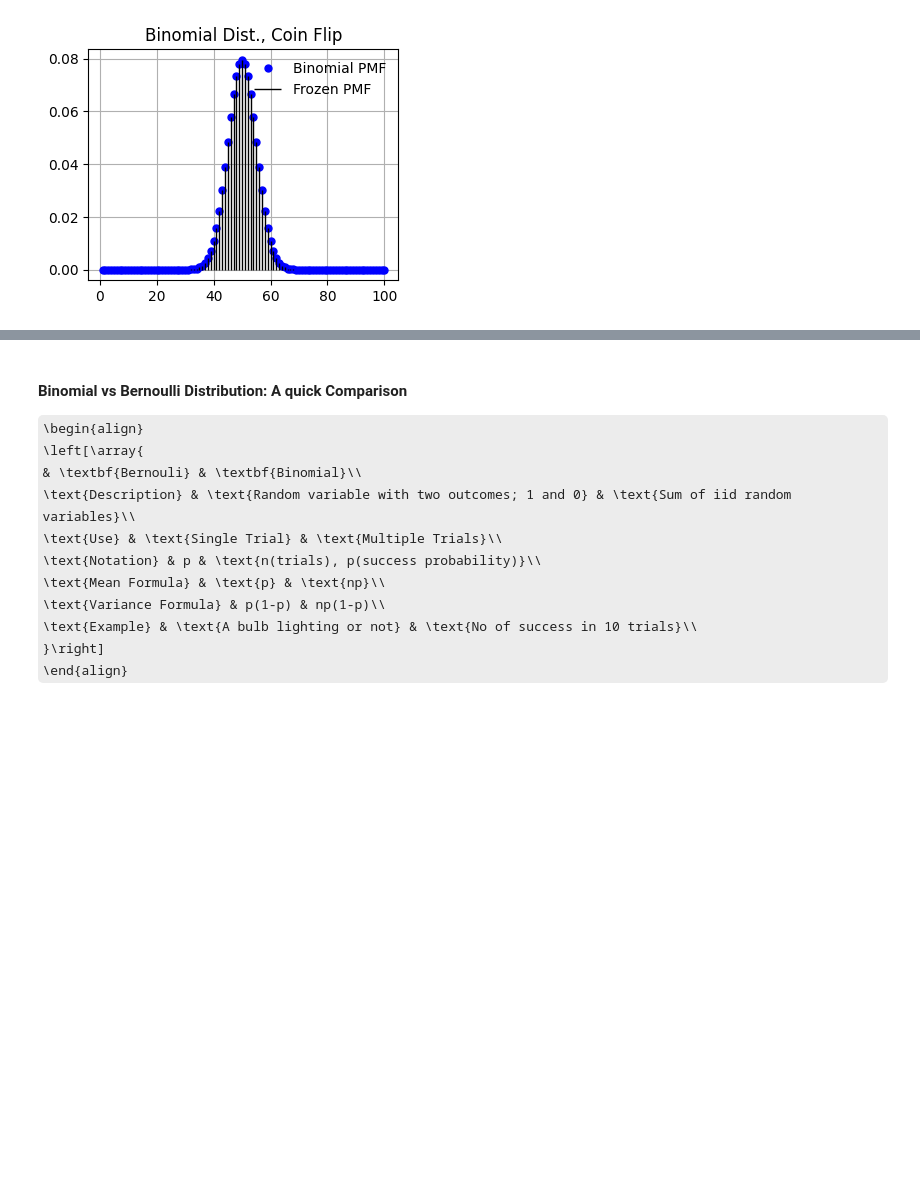
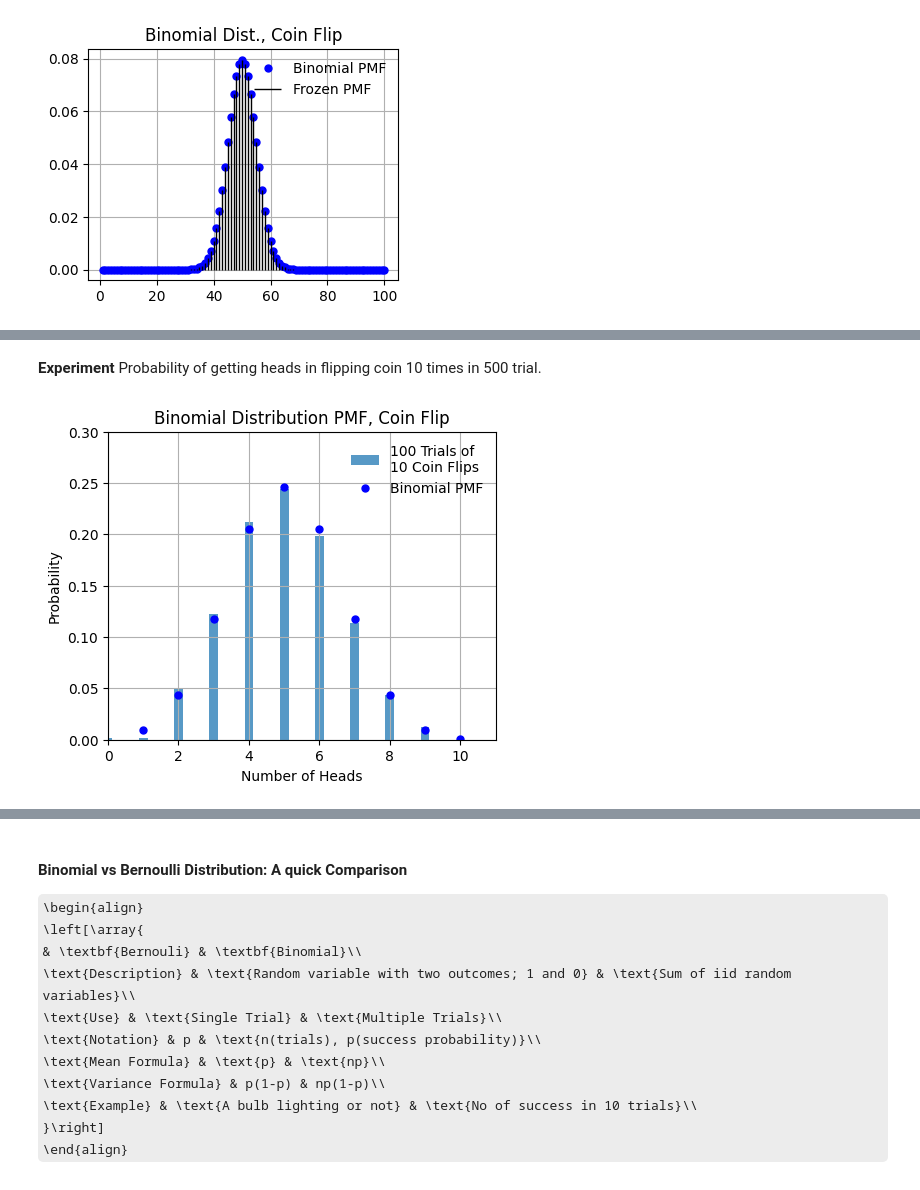
Before and after one commit to akalingking/quant-finance-lectures, a Jupyter notebook: 03_statistics/02_statistical_models_binomial.ipynb, the cells around one changed output, grey strips where cells are left out. Drawn from its saved outputs; the diff is of its cells as text; code cells hidden in the pictures; some formulas as TeX source; blank space fills up the shorter version.

```diff
--- a/03_statistics/02_statistical_models_binomial.ipynb
+++ b/03_statistics/02_statistical_models_binomial.ipynb
@@ -61,0 +71,30 @@ assert np.allclose(x, binom.ppf(prob, n, p))
+# %% [markdown]
+**Experiment** Probability of getting heads in flipping coin 10 times in 500 trial.
+# %%
+# Parameters
+n = 10
+p = 1/2
+s = 500 # Trials
+# Simulate coin toss
+num_heads = []
+for _ in range(s):
+    res = np.random.binomial(n=1, p=p, size=n)
+    num_heads.append(res.sum())
+# Graph the samples
+fig, ax = plt.subplots(1, 1, figsize=(5,4))
+ax.hist(num_heads, np.arange(n+1), label="100 Trials of \n10 Coin Flips",
+        align="left", density=True, alpha=0.75, rwidth=0.25)
+# PMF
+x = np.linspace(1, n, n)
+pmf = binom.pmf(x,  n, p)
+ax.plot(x, pmf,"bo", ms=5, label="Binomial PMF")
+ax.legend(loc="best", frameon=False)
+ax.set_xlim([0, 11])
+ax.set_ylim([0, 0.3])
+ax.set_title("Binomial Distribution PMF, Coin Flip")
+ax.set_ylabel("Probability")
+ax.set_xlabel("Number of Heads")
+plt.grid(":")
+plt.show()
+# %% [output]
+[figure, added]
```
Also changed, not shown: parts of 7 cells of this notebook.
